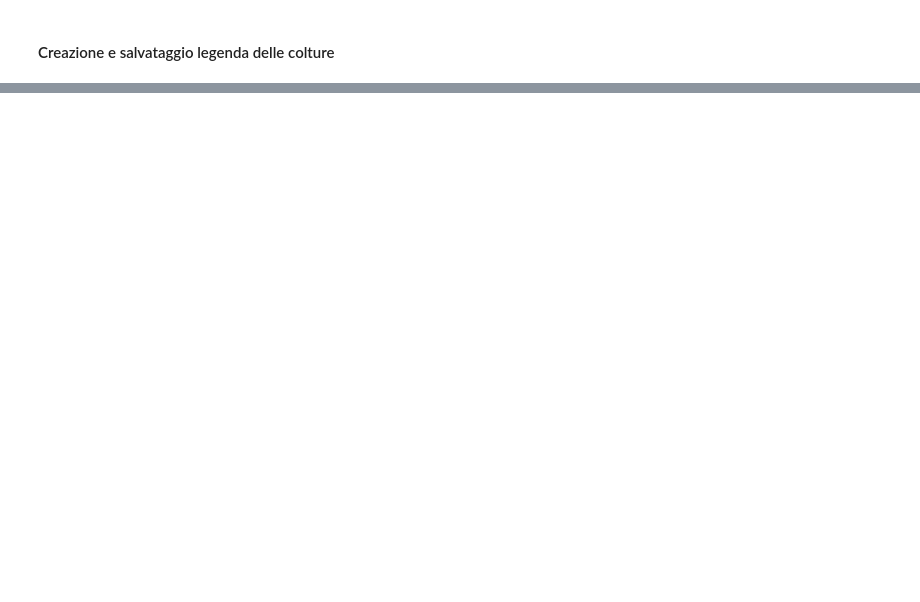
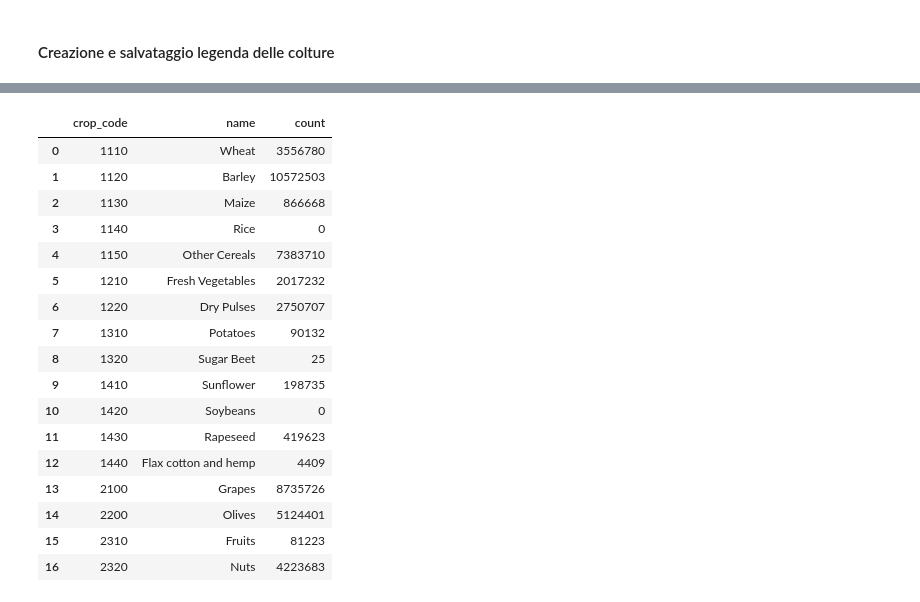
Before and after one commit to SimoRinaldi/crop-spatial-classification, a Jupyter notebook: notebooks/test.ipynb, the cells around one changed output, grey strips where cells are left out. Drawn from its saved outputs; the diff is of its cells as text; code cells hidden in the pictures; blank space fills up the shorter version.

```diff
--- a/notebooks/test.ipynb
+++ b/notebooks/test.ipynb
@@ -110,24 +108,24 @@ from rasterio.enums import Resampling
 
 tifs_4326 = {}
 
-for year, file_paths in tifs_3035.items():
-    year_file_list = []
+for zone_name, file_paths in tifs_3035.items():
+    zone_file_list = []
 
-    for row_path in file_paths:
+    for xml_files in file_paths["tif"]:
         # costruisce il percorso del file riproiettato in EPSG:4326
-        file_name = row_path.replace("03035", "4326").replace("raw", "processed")
+        file_name = xml_files.replace("03035", "4326").replace("raw", "processed")
         file_path = Path(file_name)
 
         # se il file riproiettato esiste già, salta la riproiezione
         if file_path.is_file():
-            year_file_list.append(file_name)
+            zone_file_list.append(file_name)
             continue
 
         # crea la cartella di destinazione se non esiste
         file_path.parent.mkdir(parents=True, exist_ok=True)
 
         # apre il file GeoTIFF originale (EPSG:3035)
-        raster_3035 = rioxarray.open_rasterio(row_path)
+        raster_3035 = rioxarray.open_rasterio(xml_files)
 
         # riproiezione in EPSG:4326, usando NEAREST per preservare i codici delle colture
         raster_4326 = raster_3035.rio.reproject("EPSG:4326", resampling=Resampling.nearest)
@@ -136,9 +134,9 @@ for year, file_paths in tifs_3035.items():
         raster_4326.rio.to_raster(file_name)
         raster_3035.close()
 
-        year_file_list.append(file_name)
+        zone_file_list.append(file_name)
 
-    tifs_4326[year] = year_file_list
+    tifs_4326[zone_name] = zone_file_list
 
 print(f"\nRiproiezione completata per {sum(len(v) for v in tifs_4326.values())} file")
 # %% [output]
@@ -165,35 +146,44 @@ Riproiezione completata per 3 file
 # %%
 import pandas as pd
 import xml.etree.ElementTree as ET
-
 from src.config import EXCLUDED_CROP_CLASSES
 
-# cerca i files .aux.xml che contengono i metadati
-files = list(main_directory.rglob("*.aux.xml"))
+for zone_name, file_paths in tifs_3035.items():
+    zone_file_list = []
 
-if not files:
-    raise FileNotFoundError(f"Nessun file .aux.xml trovato all'interno di: {main_directory}")
+    for bbox in file_paths["xml"]:
+        if ".aux" not in bbox:
+            continue
 
-# prende il primo file trovato
-file_path = files[0]
-print(f"Trovato file .aux.xml: {file_path.name}")
+        # prende il primo file trovato
+        file_path = bbox
+        print(f"Trovato file .aux.xml: {file_path}")
 
-tree = ET.parse(file_path)
-root = tree.getroot()
+        tree = ET.parse(file_path)
+        root = tree.getroot()
 
-legend = {}
+        summary = {}
 
-# estrae il codice e il nome della coltura
-for r in root.findall(".//Row"):
-    fields = r.findall("F")
+        # estrae il codice e il nome della coltura
+        for r in root.findall(".//Row"):
+            fields = r.findall("F")
 
-    crop_code = int(fields[0].text)
+            crop_code = int(fields[0].text)
 
-    if crop_code in EXCLUDED_CROP_CLASSES:
-        continue
+            if crop_code in EXCLUDED_CROP_CLASSES:
+                continue
 
-    crop_count = fields[1].text
-    crop_name = fields[2].text
+            crop_count = fields[1].text
+            crop_name = fields[2].text
 
-    legend[crop_code] = {"name": crop_name, "count": crop_count}
+            summary[crop_code] = {"name": crop_name, "count": crop_count}
+
+        df_summary = (
+            pd.DataFrame.from_dict(summary, orient="index")
+            .rename_axis("crop_code")
+            .reset_index()
+        )
+
+        print(f"Zona: {item.name}")
+        display(df_summary)
 # %% [output]
@@ -200,0 +192,18 @@ Trovato file .aux.xml: CLMS_HRLVLCC_CTY_S2024_R10m_E47N21_03035_V01_R00.tif.aux.
+|  | crop_code | name | count |
+| 0 | 1110 | Wheat | 3556780 |
+| 1 | 1120 | Barley | 10572503 |
+| 2 | 1130 | Maize | 866668 |
+| 3 | 1140 | Rice | 0 |
+| 4 | 1150 | Other Cereals | 7383710 |
+| 5 | 1210 | Fresh Vegetables | 2017232 |
+| 6 | 1220 | Dry Pulses | 2750707 |
+| 7 | 1310 | Potatoes | 90132 |
+| 8 | 1320 | Sugar Beet | 25 |
+| 9 | 1410 | Sunflower | 198735 |
+| 10 | 1420 | Soybeans | 0 |
+| 11 | 1430 | Rapeseed | 419623 |
+| 12 | 1440 | Flax cotton and hemp | 4409 |
+| 13 | 2100 | Grapes | 8735726 |
+| 14 | 2200 | Olives | 5124401 |
+| 15 | 2310 | Fruits | 81223 |
+| 16 | 2320 | Nuts | 4223683 |
```
Also changed, not shown: parts of 9 cells of this notebook.
